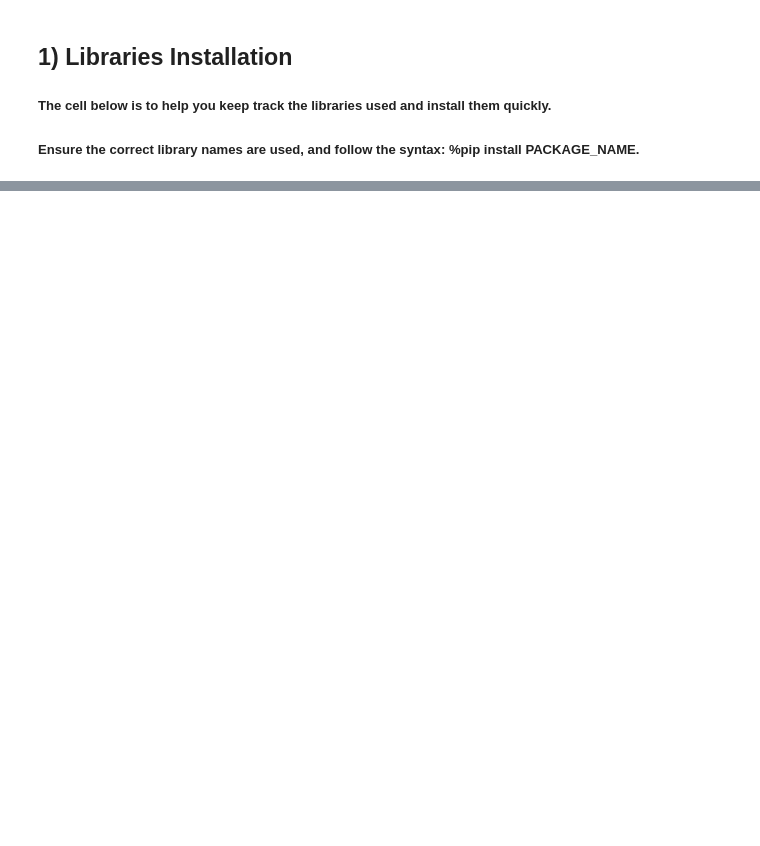
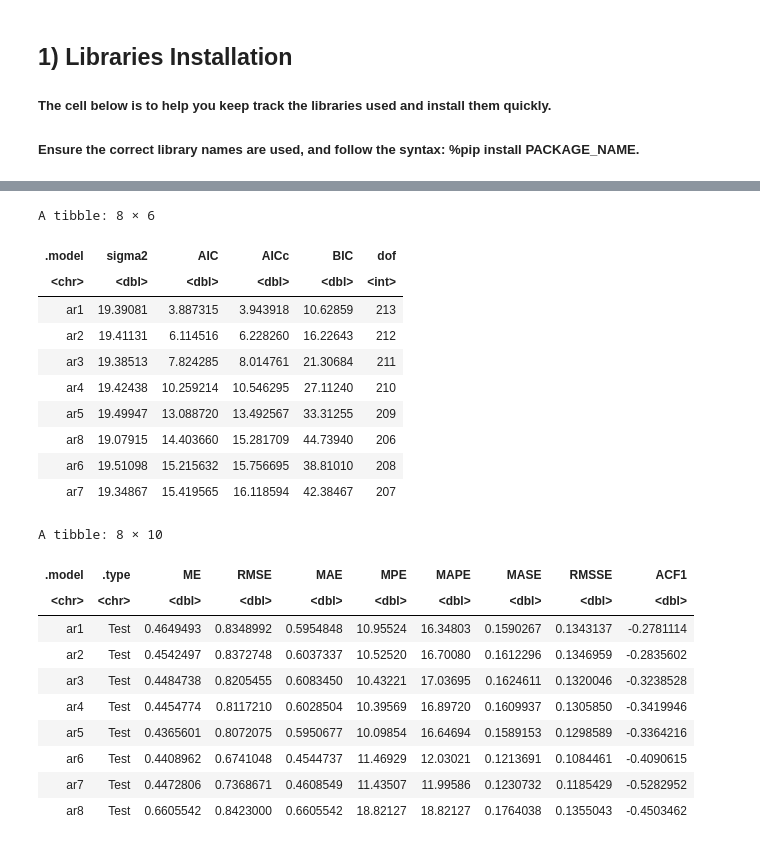
Before and after one commit to jack-gin/databustersteam33, a Jupyter notebook: NUS_DSESC_DATABUSTERS_33.ipynb, the cells around one changed output, grey strips where cells are left out. Cells and saved outputs as stored; diff of their text form; code cells hidden in the pictures; blank space fills up the shorter version.

Commit message:
models

```diff
--- a/NUS_DSESC_DATABUSTERS_33.ipynb
+++ b/NUS_DSESC_DATABUSTERS_33.ipynb
@@ -149,0 +26,18 @@ AIC = 0.17      AICc = 0.33     BIC = 14.45
+# %%
+data = read.csv("https://raw.githubusercontent.com/dsesc-acads/Databusters/refs/heads/main/Quarterly%20Data.csv")
+data = data[-c(1:38),]
+data <- data %>%
+  dplyr::select('sasdate', "GDPC1", 'GS10TB3Mx', 'CLAIMSx', 'ANDENOx', 'UMCSENTx') %>%
+  mutate(sasdate = yearquarter(sasdate))
+transformed <- fred_transform(data[,-1], type=c('fred_qd'), codes=c(5,1,5,5,2))
+transformed <- cbind(data$sasdate[-1], transformed) %>%
+  rename(date = 'data$sasdate[-1]') %>%
+  mutate(GDPC1 = 4 * GDPC1) %>%
+  as_tsibble(index=date)
+
+transformed <- transformed %>%
+  mutate(across(c(GS10TB3Mx, CLAIMSx, ANDENOx, UMCSENTx),
+                 list(lag1 = ~ lag(., 1), lag2 = ~ lag(., 2),lag3 = ~ lag(., 3), lag4 = ~ lag(., 4)),
+                 .names = "{col}_{fn}"))
+
+transformed <- transformed[-c(1:4),]
@@ -149,0 +47,40 @@ AIC = 0.17      AICc = 0.33     BIC = 14.45
+# %%
+ar_lags <- transformed[1:215,] %>%
+  model(ar1 = AR(GDPC1 ~ order(1)),
+        ar2 = AR(GDPC1 ~ order(2)),
+        ar3 = AR(GDPC1 ~ order(3)),
+        ar4 = AR(GDPC1 ~ order(4)),
+        ar5 = AR(GDPC1 ~ order(5)),
+        ar6 = AR(GDPC1 ~ order(6)),
+        ar7 = AR(GDPC1 ~ order(7)),
+        ar8 = AR(GDPC1 ~ order(8)))
+
+glance(ar_lags) %>%
+  arrange(AIC)
+
+ar_lags %>%
+  fabletools::forecast(new_data=transformed[216:219,]) %>%
+  accuracy(transformed)
+# %% [output]
+A tibble: 8 × 6
+| .model | sigma2 | AIC | AICc | BIC | dof |
+| <chr> | <dbl> | <dbl> | <dbl> | <dbl> | <int> |
+| ar1 | 19.39081 | 3.887315 | 3.943918 | 10.62859 | 213 |
+| ar2 | 19.41131 | 6.114516 | 6.228260 | 16.22643 | 212 |
+| ar3 | 19.38513 | 7.824285 | 8.014761 | 21.30684 | 211 |
+| ar4 | 19.42438 | 10.259214 | 10.546295 | 27.11240 | 210 |
+| ar5 | 19.49947 | 13.088720 | 13.492567 | 33.31255 | 209 |
+| ar8 | 19.07915 | 14.403660 | 15.281709 | 44.73940 | 206 |
+| ar6 | 19.51098 | 15.215632 | 15.756695 | 38.81010 | 208 |
+| ar7 | 19.34867 | 15.419565 | 16.118594 | 42.38467 | 207 |
+A tibble: 8 × 10
+| .model | .type | ME | RMSE | MAE | MPE | MAPE | MASE | RMSSE | ACF1 |
+| <chr> | <chr> | <dbl> | <dbl> | <dbl> | <dbl> | <dbl> | <dbl> | <dbl> | <dbl> |
+| ar1 | Test | 0.4649493 | 0.8348992 | 0.5954848 | 10.95524 | 16.34803 | 0.1590267 | 0.1343137 | -0.2781114 |
+| ar2 | Test | 0.4542497 | 0.8372748 | 0.6037337 | 10.52520 | 16.70080 | 0.1612296 | 0.1346959 | -0.2835602 |
+| ar3 | Test | 0.4484738 | 0.8205455 | 0.6083450 | 10.43221 | 17.03695 | 0.1624611 | 0.1320046 | -0.3238528 |
+| ar4 | Test | 0.4454774 | 0.8117210 | 0.6028504 | 10.39569 | 16.89720 | 0.1609937 | 0.1305850 | -0.3419946 |
+| ar5 | Test | 0.4365601 | 0.8072075 | 0.5950677 | 10.09854 | 16.64694 | 0.1589153 | 0.1298589 | -0.3364216 |
+| ar6 | Test | 0.4408962 | 0.6741048 | 0.4544737 | 11.46929 | 12.03021 | 0.1213691 | 0.1084461 | -0.4090615 |
+| ar7 | Test | 0.4472806 | 0.7368671 | 0.4608549 | 11.43507 | 11.99586 | 0.1230732 | 0.1185429 | -0.5282952 |
+| ar8 | Test | 0.6605542 | 0.8423000 | 0.6605542 | 18.82127 | 18.82127 | 0.1764038 | 0.1355043 | -0.4503462 |
```
Also changed, not shown: parts of 16 cells of this notebook.
